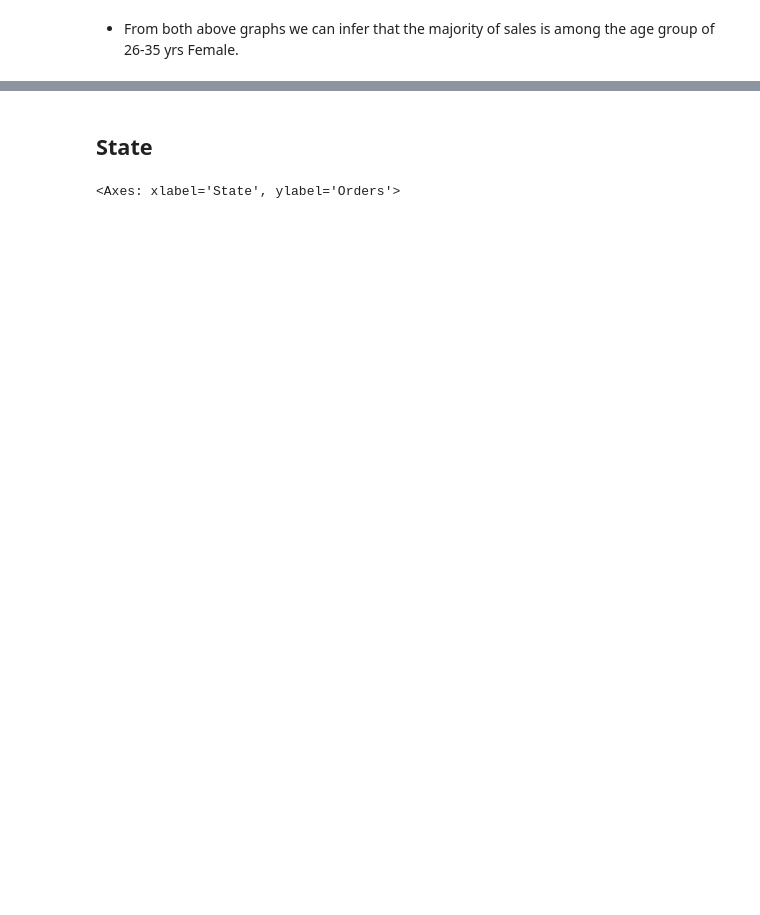
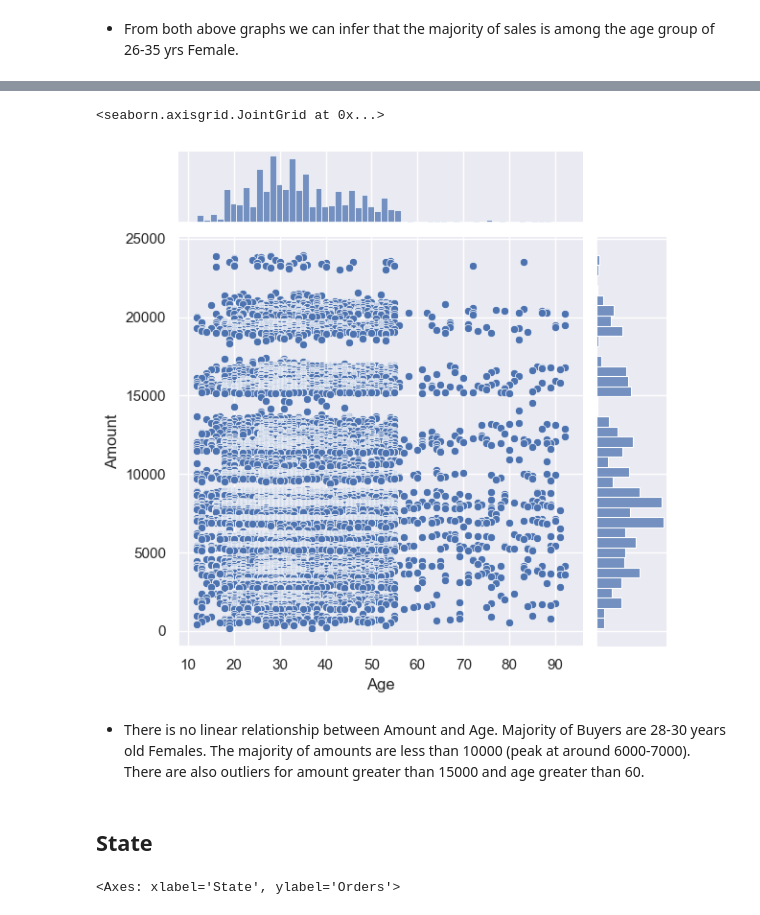
Before and after one commit to ShadowMonarch9871/EDA-Sales-Analysis, a Jupyter notebook: Sales_Analysis.ipynb, the cells around one changed output, grey strips where cells are left out. Drawn from its saved outputs; the diff is of its cells as text; code cells hidden in the pictures; blank space fills up the shorter version.

```diff
--- a/Sales_Analysis.ipynb
+++ b/Sales_Analysis.ipynb
@@ -153,3 +160,10 @@ sns.barplot(x='Age Group',y='Amount',data=sales_age)
+# %%
+sns.jointplot(x='Age',y='Amount',data=df,kind='scatter')
+# %% [output]
+<seaborn.axisgrid.JointGrid at 0x...>
+[figure, added]
+# %% [markdown]
+* There is no linear relationship between Amount and Age. Majority of Buyers are 28-30 years old Females. The majority of amounts are less than 10000 (peak at around 6000-7000). There are also outliers for amount greater than 15000 and age greater than 60.
 # %% [markdown]
 ## State
 # %%
```
Also changed, not shown: parts of 26 cells of this notebook.
